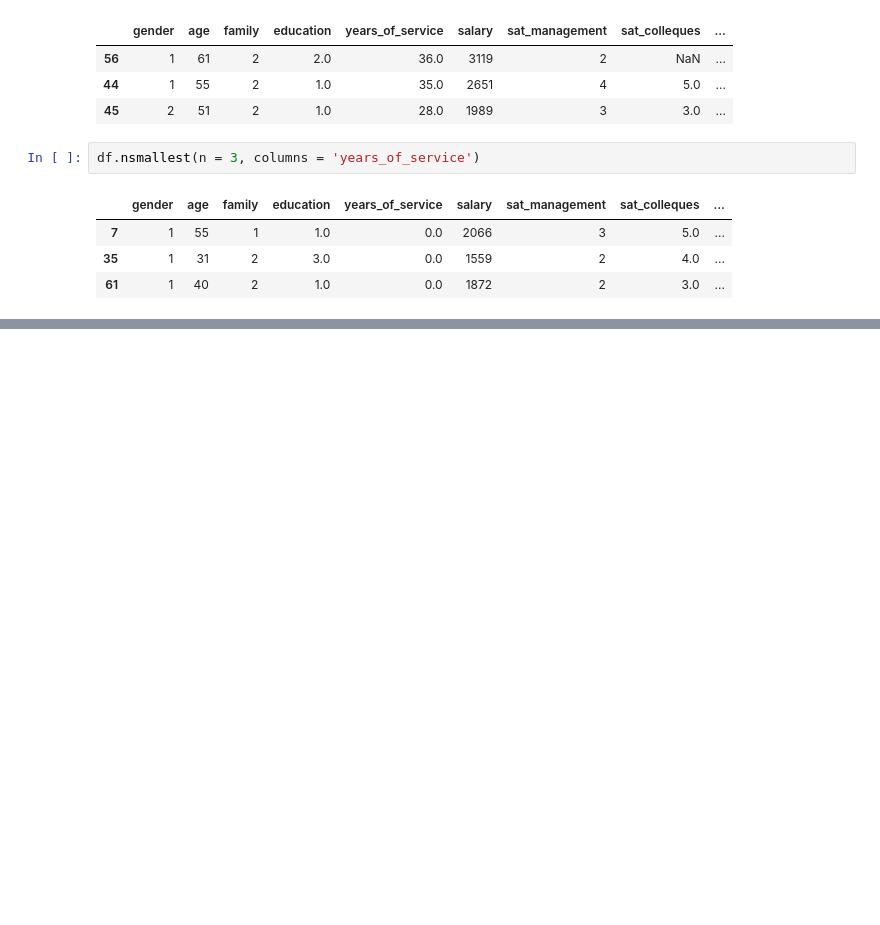
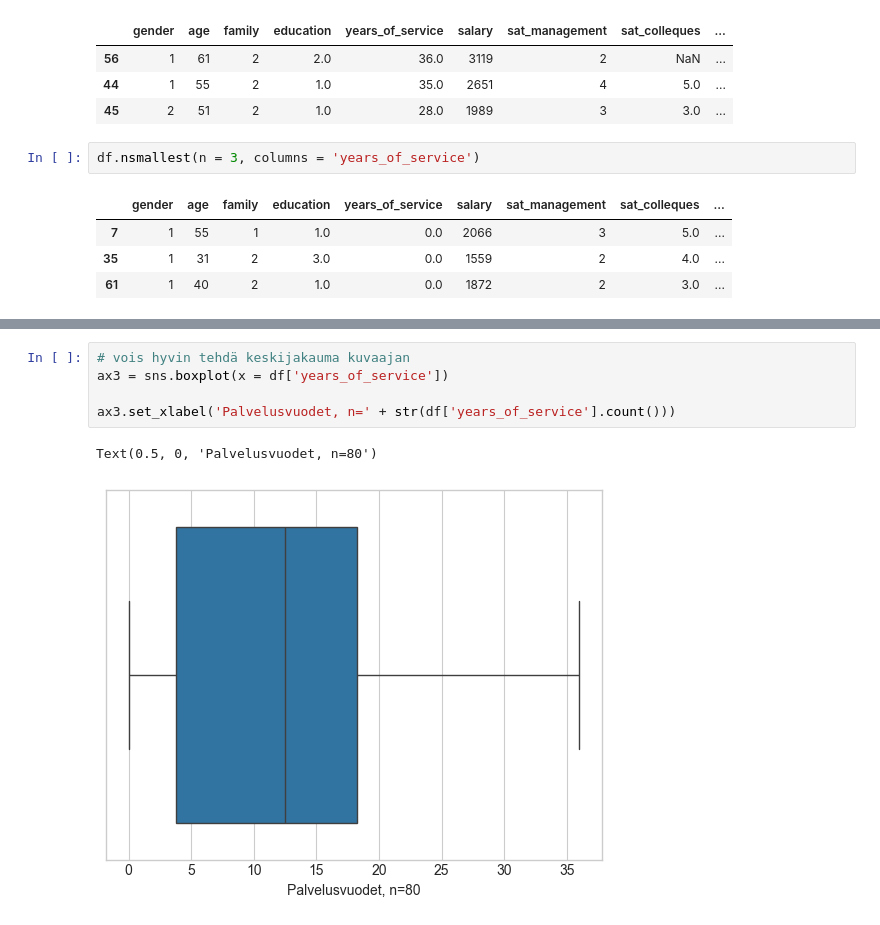
Before and after one commit to Hildura/Tiedonk-sittely-Pytjonilla-Ryhm-5, a Jupyter notebook: Projekti/Analyzing_WorkPlaceSatisfactionSurveyData.ipynb, the cells around one changed output, grey strips where cells are left out. Drawn from its saved outputs; the diff is of its cells as text; blank space fills up the shorter version.

```diff
--- a/Projekti/Analyzing_WorkPlaceSatisfactionSurveyData.ipynb
+++ b/Projekti/Analyzing_WorkPlaceSatisfactionSurveyData.ipynb
@@ -233,0 +269,8 @@ TypeError: '<=' not supported between instances of 'int' and 'numpy.str_'
+# %%
+# vois hyvin tehdä keskijakauma kuvaajan
+ax3 = sns.boxplot(x = df['years_of_service'])
+
+ax3.set_xlabel('Palvelusvuodet, n=' + str(df['years_of_service'].count()))
+# %% [output]
+Text(0.5, 0, 'Palvelusvuodet, n=80')
+[figure, added]
```
Also changed, not shown: parts of 6 cells of this notebook.
